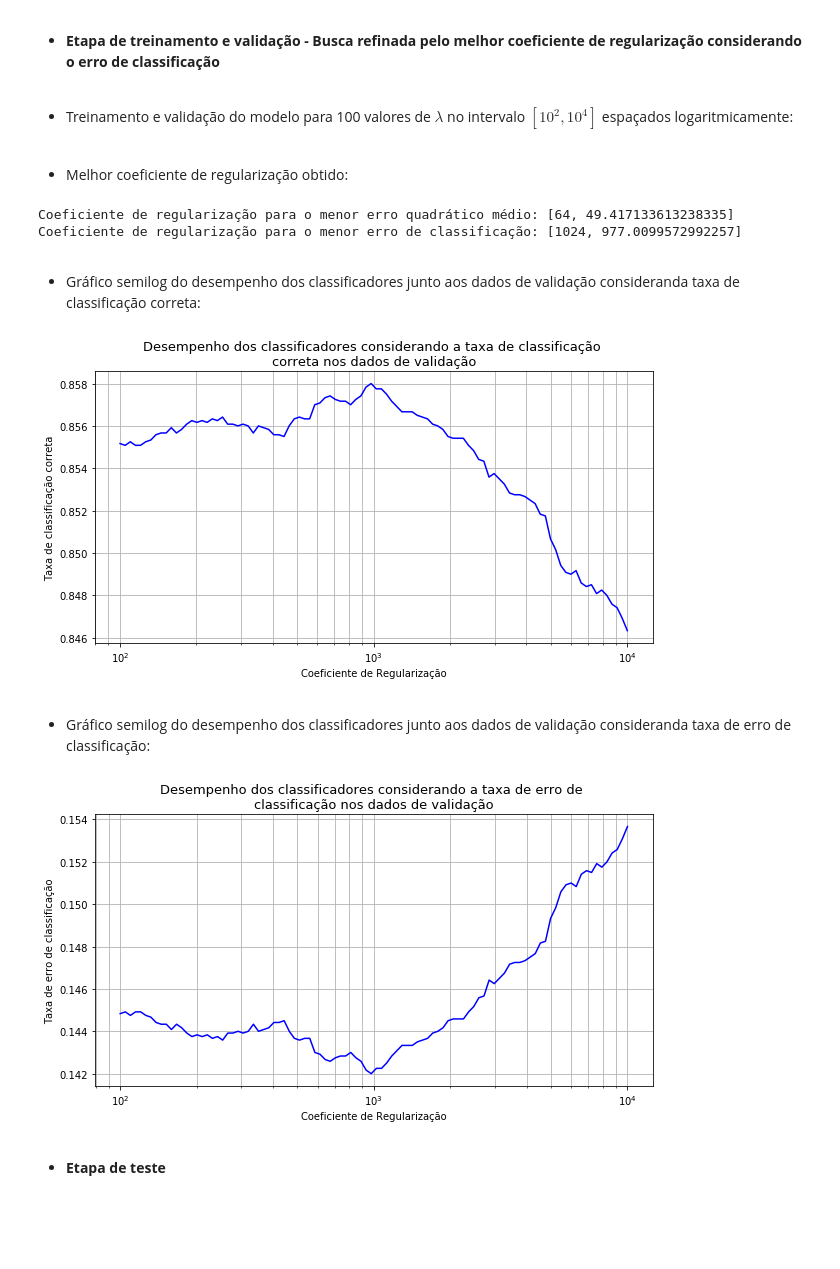
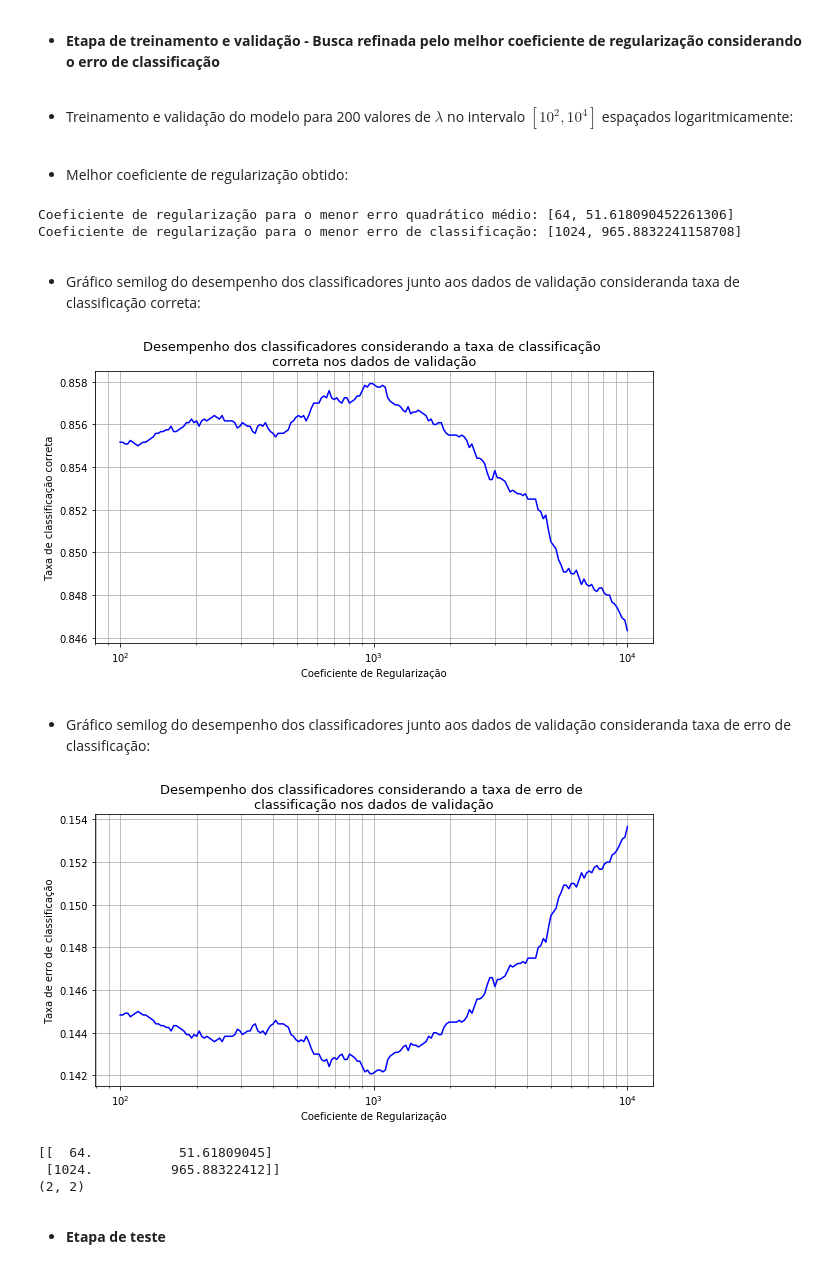
Before and after one commit to guilherme-rosa/IA353_RedesNeurais, a Jupyter notebook: EFC1/EFC1 - Notebook.ipynb, the cells around one changed output. Drawn from its saved outputs; the diff is of its cells as text; code cells hidden in the pictures; blank space fills up the shorter version.

```diff
--- a/EFC1/EFC1 - Notebook.ipynb
+++ b/EFC1/EFC1 - Notebook.ipynb
@@ -500,5 +506,5 @@ plt.show()
 # %%
-coefs = np.logspace(1, 3, num=50)
+coefs = np.linspace(10, 111, num=200)
 
 ms_errors = np.array([]) # Armazena os valores de erros quadráticos médios
 
@@ -539,9 +547,9 @@ plt.show()
 - **Etapa de treinamento e validação - Busca refinada pelo melhor coeficiente de regularização considerando o erro de classificação**
 # %% [markdown]
 <a id="C1"> </a>
-- Treinamento e validação do modelo para 100 valores de $\lambda$ no intervalo $[10^2,10^4]$ espaçados logaritmicamente:
+- Treinamento e validação do modelo para 200 valores de $\lambda$ no intervalo $[10^2,10^4]$ espaçados logaritmicamente:
 # %%
-coefs = np.logspace(2, 4, num=100)
+coefs = np.logspace(2, 4, num=200)
 
 ce_errors = [] # Armazena os valores de erros de classificação
 
@@ -562,8 +570,8 @@ ce_errors2 = ce_errors.copy()
 print(f'Coeficiente de regularização para o menor erro quadrático médio: {best_coefs_MSE}')
 print(f'Coeficiente de regularização para o menor erro de classificação: {best_coefs_CE}')
 # %% [output]
-Coeficiente de regularização para o menor erro quadrático médio: [64, 49.417133613238335]
-Coeficiente de regularização para o menor erro de classificação: [1024, 977.0099572992257]
+Coeficiente de regularização para o menor erro quadrático médio: [64, 51.618090452261306]
+Coeficiente de regularização para o menor erro de classificação: [1024, 965.8832241158708]
 # %% [markdown]
 <a id="C3"> </a>
 - Gráfico semilog do desempenho dos classificadores junto aos dados de validação consideranda taxa de classificação correta:
@@ -577,23 +585,36 @@ plt.title('Desempenho dos classificadores considerando a taxa de classificação
 plt.xlabel('Coeficiente de Regularização')
 plt.ylabel('Taxa de classificação correta')
 plt.show()
+
+#plt.savefig('desempenho_taxaacerto_busca_refinada.png')
 # %% [output]
-[figure, old version]
+[figure, new version]
 # %% [markdown]
 <a id="C4"> </a>
 - Gráfico semilog do desempenho dos classificadores junto aos dados de validação consideranda taxa de erro de classificação:
 # %%
-#coefs = np.logspace(2, 4, num=100)
+coefs = np.logspace(2, 4, num=200)
 
 plt.figure(figsize=(10,5))
 plt.semilogx(coefs, ce_errors2, color='b')
 plt.grid(True, which="both")
 plt.title('Desempenho dos classificadores considerando a taxa de erro de \nclassificação nos dados de validação', fontsize=13)
 plt.xlabel('Coeficiente de Regularização')
 plt.ylabel('Taxa de erro de classificação')
 plt.show()
+#plt.savefig('desempenho_taxaerro_busca_refinada.png')
 # %% [output]
-[figure, old version]
+[figure, new version]
+# %%
+best_coefs = np.array([best_coefs_MSE, best_coefs_CE])
+print(best_coefs)
+print(best_coefs.shape)
+
+# np.savetxt('melhores_coeficientes.txt', best_coefs, fmt='%.5f')
+# %% [output]
+[[  64.           51.61809045]
+ [1024.          965.88322412]]
+(2, 2)
 # %% [markdown]
 <a id="teste"> </a>
 - **Etapa de teste**
```
Also changed, not shown: parts of 17 cells of this notebook, 12 other files.
